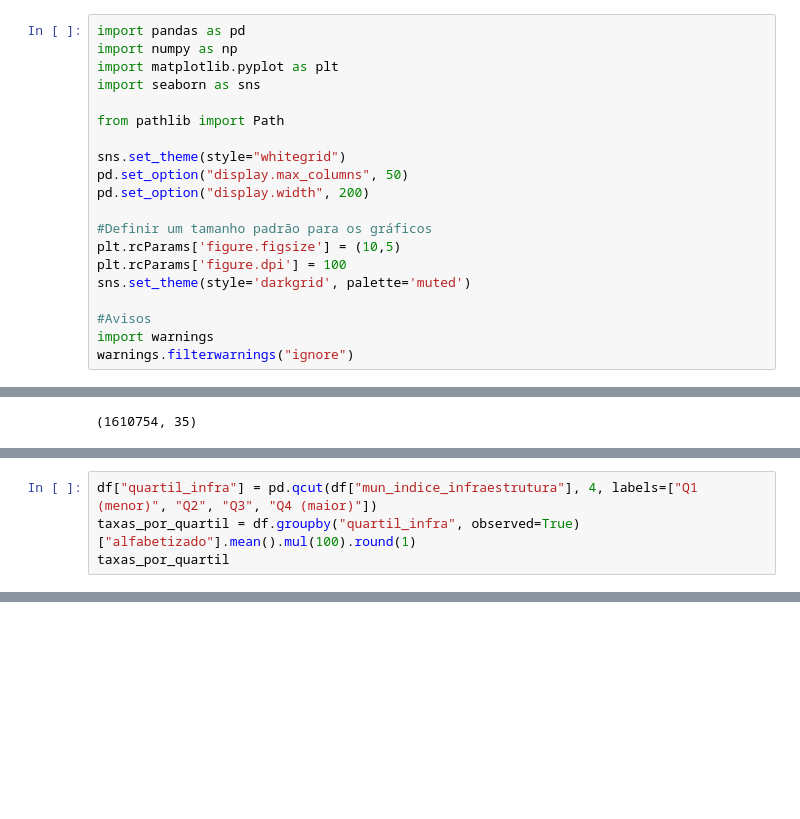
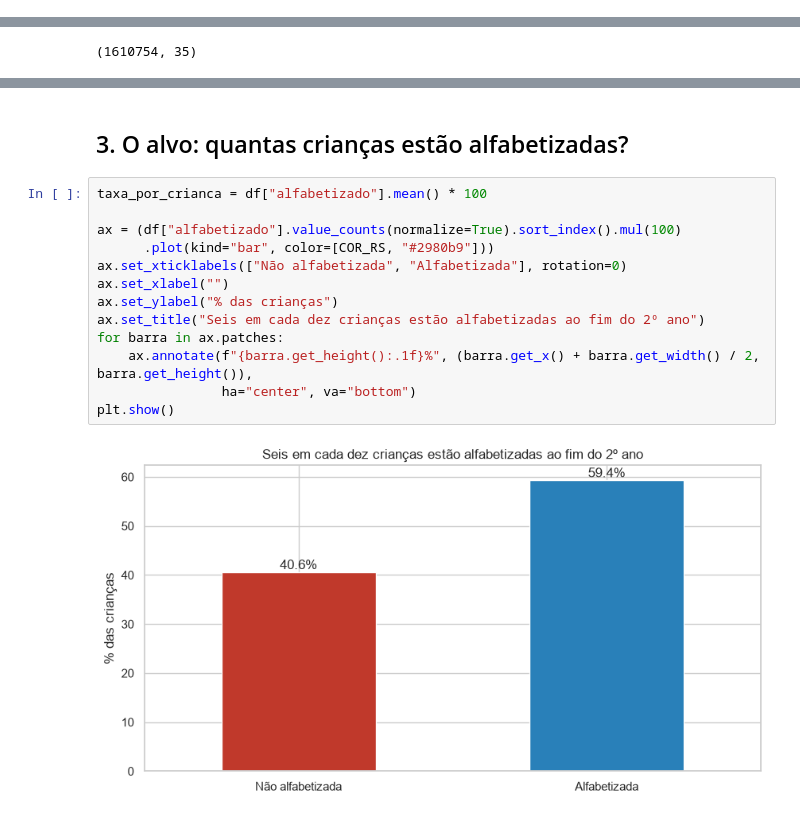
Before and after one commit to LiraJoviniano/tech-challenge-fase3, a Jupyter notebook: notebooks/01_eda.ipynb, the cells around one changed output, grey strips where cells are left out. Saved outputs shown, nothing was run; the diff lists cells and outputs as text; blank space fills up the shorter version.

```diff
--- a/notebooks/01_eda.ipynb
+++ b/notebooks/01_eda.ipynb
@@ -20,20 +43,0 @@ Foco principal da análise exploratória apoiar diretamente as decisões de mode
-# %%
-import pandas as pd
-import numpy as np
-import matplotlib.pyplot as plt
-import seaborn as sns
-
-from pathlib import Path
-
-sns.set_theme(style="whitegrid")
-pd.set_option("display.max_columns", 50)
-pd.set_option("display.width", 200)
-
-#Definir um tamanho padrão para os gráficos
-plt.rcParams['figure.figsize'] = (10,5)
-plt.rcParams['figure.dpi'] = 100
-sns.set_theme(style='darkgrid', palette='muted')
-
-#Avisos
-import warnings
-warnings.filterwarnings("ignore")
@@ -188,4 +104,0 @@ A Fase 2 encontrou um gradiente de infraestrutura escolar associado à taxa de a
-# %%
-df["quartil_infra"] = pd.qcut(df["mun_indice_infraestrutura"], 4, labels=["Q1 (menor)", "Q2", "Q3", "Q4 (maior)"])
-taxas_por_quartil = df.groupby("quartil_infra", observed=True)["alfabetizado"].mean().mul(100).round(1)
-taxas_por_quartil
@@ -290,0 +150,17 @@ Esses achados alimentam diretamente as seções 2 (Objetivo analítico) e 9 (Ins
+# %% [markdown]
+## 3. O alvo: quantas crianças estão alfabetizadas?
+# %%
+taxa_por_crianca = df["alfabetizado"].mean() * 100
+
+ax = (df["alfabetizado"].value_counts(normalize=True).sort_index().mul(100)
+      .plot(kind="bar", color=[COR_RS, "#2980b9"]))
+ax.set_xticklabels(["Não alfabetizada", "Alfabetizada"], rotation=0)
+ax.set_xlabel("")
+ax.set_ylabel("% das crianças")
+ax.set_title("Seis em cada dez crianças estão alfabetizadas ao fim do 2º ano")
+for barra in ax.patches:
+    ax.annotate(f"{barra.get_height():.1f}%", (barra.get_x() + barra.get_width() / 2, barra.get_height()),
+                ha="center", va="bottom")
+plt.show()
+# %% [output]
+[figure, added]
```
Also changed, not shown: parts of 97 cells of this notebook.
